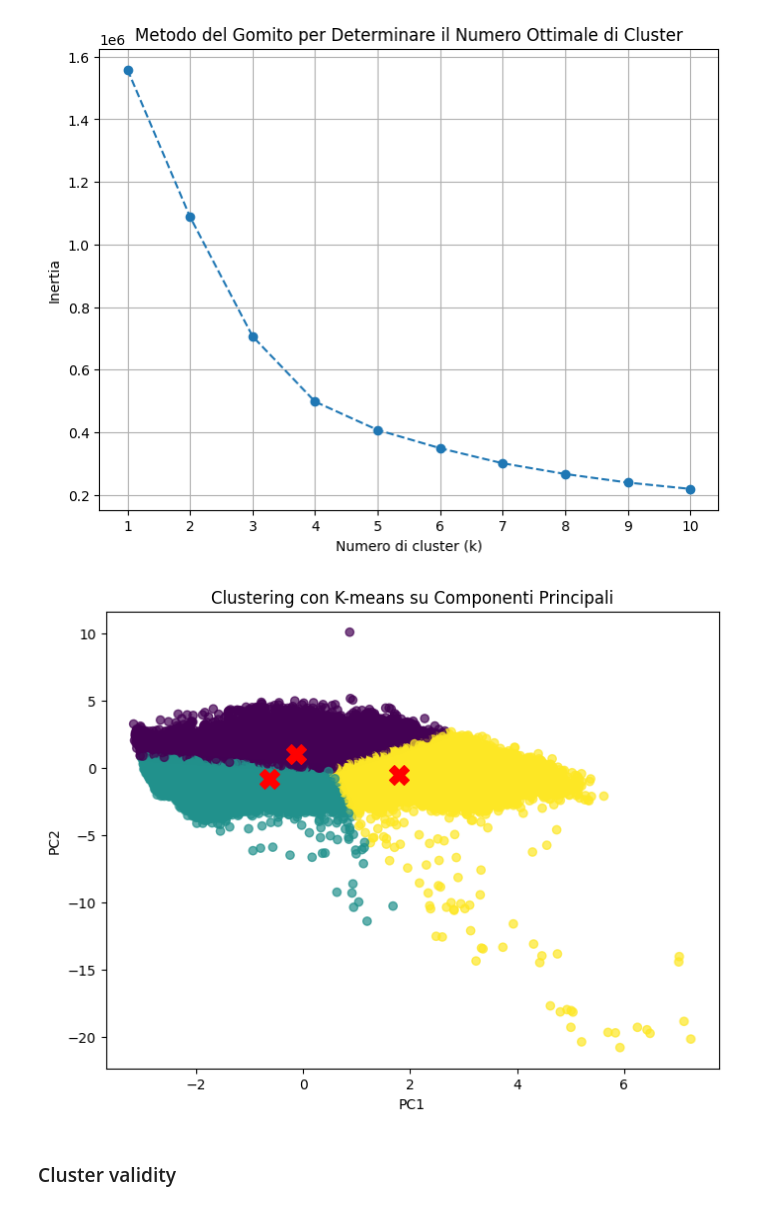
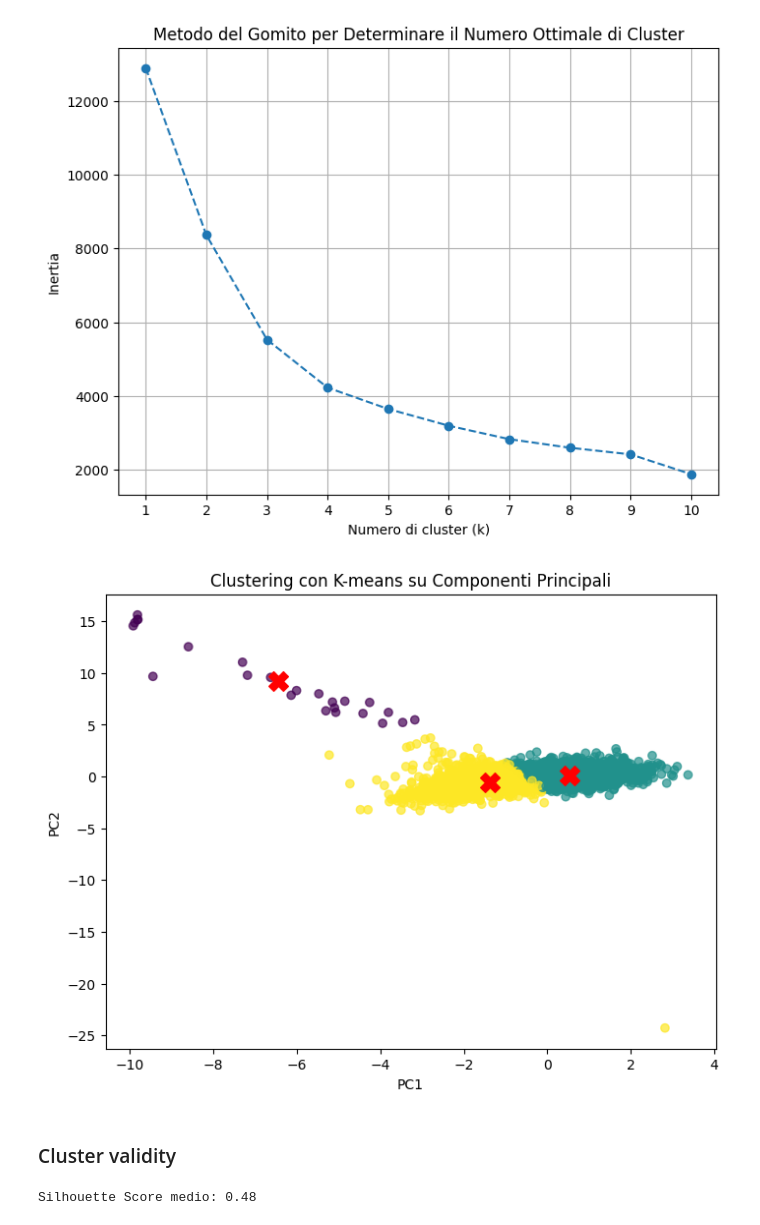
Before and after one commit to Dylan-Nico/Data-Mining-Cyclist-data, a Jupyter notebook: task_3_clustering/k_means.ipynb, the cells around one changed output. Saved outputs shown, nothing was run; the diff lists cells and outputs as text; code cells hidden in the pictures.

```diff
--- a/task_3_clustering/k_means.ipynb
+++ b/task_3_clustering/k_means.ipynb
@@ -404 +62,4 @@ df_reduced = df[columns]
+# %%
+columns = ['height', 'weight', 'avg_prestige_weighted_delta']
+df_reduced = df.drop(columns=columns)
 # %%
@@ -436,22 +90,14 @@ plt.show()
 # %%
-from sklearn.decomposition import PCA
-from sklearn.preprocessing import StandardScaler
-
-# Standardizzazione delle feature numeriche
 scaler = StandardScaler()
 numerical_features_scaled = scaler.fit_transform(df_reduced.select_dtypes(include=['float64', 'int64']))
 
-# Applicazione della PCA
-pca = PCA()
+pca = PCA(n_components=3)
 pca_result = pca.fit_transform(numerical_features_scaled)
 
-# Calcoliamo la varianza spiegata per ciascuna componente principale
 explained_variance_ratio = pca.explained_variance_ratio_
 
-# Mostriamo la varianza spiegata cumulativa
 explained_variance_cumulative = explained_variance_ratio.cumsum()
 
-# Creazione di un DataFrame per mostrare i risultati
 pca_summary = pd.DataFrame({
     'Component': [f'PC{i+1}' for i in range(len(explained_variance_ratio))],
     'Explained Variance Ratio': explained_variance_ratio,
@@ -474,17 +113,14 @@ pca_summary
 # %%
-# Utilizzo delle prime due componenti principali per il clustering
-pca_two_components = pca_result[:, :2]
+pca_components = pca_result[:, :2]
 
-# Applicazione del metodo Elbow per determinare il numero ottimale di cluster in K-means
 inertia_values = []
-k_range = range(1, 11)  # Proviamo con valori di k da 1 a 10
+k_range = range(1, 11)
 
 for k in k_range:
     kmeans = KMeans(n_clusters=k, random_state=42, init='random')
-    kmeans.fit(pca_two_components)
+    kmeans.fit(pca_components)
     inertia_values.append(kmeans.inertia_)
 
-# Tracciamo il grafico del metodo Elbow
 plt.figure(figsize=(8, 6))
 plt.plot(k_range, inertia_values, marker='o', linestyle='--')
 plt.xlabel('Numero di cluster (k)')
@@ -494,33 +130,33 @@ plt.xticks(k_range)
 plt.grid(True)
 plt.show()
 # %% [output]
-[figure, old version]
+[figure, new version]
+# %%
+kmeans = KMeans(n_clusters=3, random_state=42, init='random')
+kmeans_labels = kmeans.fit_predict(pca_components)
+
+df_clustered = pd.DataFrame(pca_components, columns=['PC1', 'PC2'])
+df_clustered['Cluster'] = kmeans_labels
 # %%
-from sklearn.cluster import KMeans
-import matplotlib.pyplot as plt
-
-# Applicazione del clustering con K-means (scegliamo arbitrariamente k=3)
-kmeans = KMeans(n_clusters=3, random_state=42, init='random')
-kmeans_labels = kmeans.fit_predict(pca_two_components)
-
-# Aggiungiamo i risultati del clustering al DataFrame
-df_clustered = pd.DataFrame(pca_two_components, columns=['PC8', 'PC9'])
+df_clustered = pd.DataFrame(pca_components, columns=['PC1', 'PC2'])
 df_clustered['Cluster'] = kmeans_labels
 
 # Visualizzazione del clustering
 plt.figure(figsize=(8, 6))
-plt.scatter(df_clustered['PC8'], df_clustered['PC9'], c=df_clustered['Cluster'], cmap='viridis', alpha=0.7)
+plt.scatter(df_clustered['PC1'], df_clustered['PC2'], c=df_clustered['Cluster'], cmap='viridis', alpha=0.7)
 plt.scatter(kmeans.cluster_centers_[:, 0], kmeans.cluster_centers_[:, 1], s=200, c='red', marker='X')  # Centroidi
 plt.xlabel('PC1')
 plt.ylabel('PC2')
 plt.title('Clustering con K-means su Componenti Principali')
 plt.show()
 # %% [output]
-[figure, old version]
+[figure, new version]
 # %% [markdown]
 ### Cluster validity
 # %%
 from sklearn.metrics import silhouette_score
 
-#silhouette_avg = silhouette_score(pca_two_components, kmeans_labels)
-#print(f"Silhouette Score medio: {silhouette_avg:.2f}")
+silhouette_avg = silhouette_score(pca_components, kmeans_labels)
+print(f"Silhouette Score medio: {silhouette_avg:.2f}")
+# %% [output]
+Silhouette Score medio: 0.48
```
Also changed, not shown: parts of 24 cells of this notebook, 3 other files.
